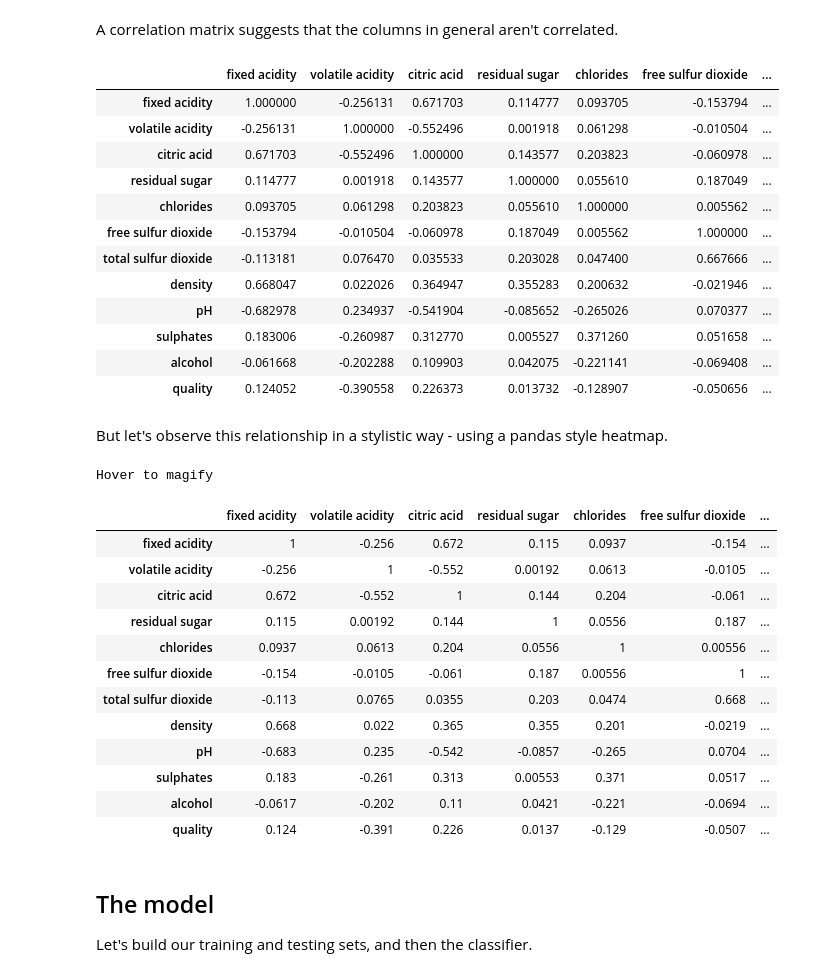
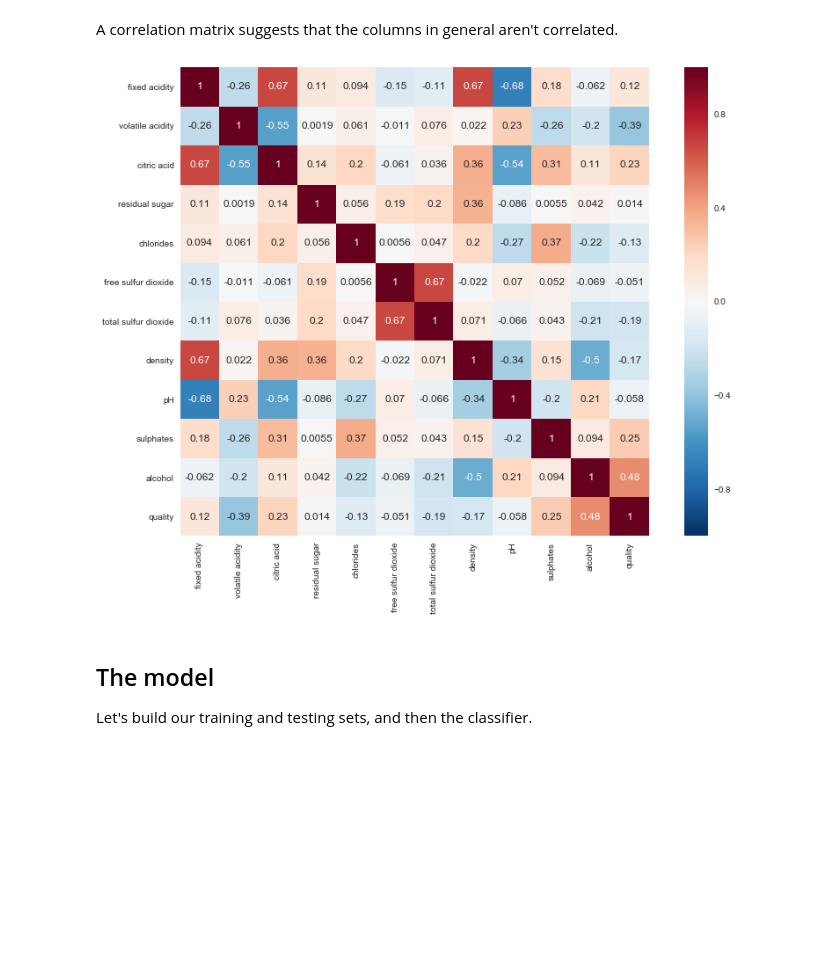
Before and after one commit to Mayank-Bhatia/Wine-Classifier, a Jupyter notebook: wine.ipynb, the cells around one changed output. Cells and saved outputs as stored; diff of their text form; code cells hidden in the pictures; blank space fills up the shorter version.

```diff
--- a/wine.ipynb
+++ b/wine.ipynb
@@ -53,64 +50,15 @@ dtypes: float64(11), int64(1)
 memory usage: 150.0 KB
 # %% [markdown]
 A correlation matrix suggests that the columns in general aren't correlated.
-# %%
-redwine.corr()
-# %% [output]
-|  | fixed acidity | volatile acidity | citric acid | residual sugar | chlorides | free sulfur dioxide | ... |
-| fixed acidity | 1.000000 | -0.256131 | 0.671703 | 0.114777 | 0.093705 | -0.153794 | ... |
-| volatile acidity | -0.256131 | 1.000000 | -0.552496 | 0.001918 | 0.061298 | -0.010504 | ... |
-| citric acid | 0.671703 | -0.552496 | 1.000000 | 0.143577 | 0.203823 | -0.060978 | ... |
-| residual sugar | 0.114777 | 0.001918 | 0.143577 | 1.000000 | 0.055610 | 0.187049 | ... |
-| chlorides | 0.093705 | 0.061298 | 0.203823 | 0.055610 | 1.000000 | 0.005562 | ... |
-| free sulfur dioxide | -0.153794 | -0.010504 | -0.060978 | 0.187049 | 0.005562 | 1.000000 | ... |
-| total sulfur dioxide | -0.113181 | 0.076470 | 0.035533 | 0.203028 | 0.047400 | 0.667666 | ... |
-| density | 0.668047 | 0.022026 | 0.364947 | 0.355283 | 0.200632 | -0.021946 | ... |
-| pH | -0.682978 | 0.234937 | -0.541904 | -0.085652 | -0.265026 | 0.070377 | ... |
-| sulphates | 0.183006 | -0.260987 | 0.312770 | 0.005527 | 0.371260 | 0.051658 | ... |
-| alcohol | -0.061668 | -0.202288 | 0.109903 | 0.042075 | -0.221141 | -0.069408 | ... |
-| quality | 0.124052 | -0.390558 | 0.226373 | 0.013732 | -0.128907 | -0.050656 | ... |
-# %% [markdown]
-But let's observe this relationship in a stylistic way - using a pandas style heatmap.
-# %%
-corr_rw = redwine.corr()
-
-cmap = sns.diverging_palette(5, 250, as_cmap=True) # generate a colormap object
-
-def magnify():
-    # design "hover to magnify" features for the heatmap
-    return [dict(selector="th",
-                 props=[("font-size", "8.5pt")]),
-            dict(selector="td",
-                 props=[('padding', "0em 0em"),
-                        ("text-align", "center")]),
-            dict(selector="th:hover",
-                 props=[("font-size", "12pt")]),
-            dict(selector="tr:hover td:hover",
-                 props=[('max-width', '200px'),
-                        ('font-size', '12pt')])
-            ]
-
-# generate heatmap
-corr_rw.style.background_gradient(cmap, axis=1)\
-    .set_properties(**{'max-width': '80px', 'font-size': '7pt'})\
-    .set_caption("Hover to magify")\
-    .set_precision(3)\
-    .set_table_styles(magnify())
-# %% [output]
-Hover to magify
-|  | fixed acidity | volatile acidity | citric acid | residual sugar | chlorides | free sulfur dioxide | ... |
-| fixed acidity | 1 | -0.256 | 0.672 | 0.115 | 0.0937 | -0.154 | ... |
-| volatile acidity | -0.256 | 1 | -0.552 | 0.00192 | 0.0613 | -0.0105 | ... |
-| citric acid | 0.672 | -0.552 | 1 | 0.144 | 0.204 | -0.061 | ... |
-| residual sugar | 0.115 | 0.00192 | 0.144 | 1 | 0.0556 | 0.187 | ... |
-| chlorides | 0.0937 | 0.0613 | 0.204 | 0.0556 | 1 | 0.00556 | ... |
-| free sulfur dioxide | -0.154 | -0.0105 | -0.061 | 0.187 | 0.00556 | 1 | ... |
-| total sulfur dioxide | -0.113 | 0.0765 | 0.0355 | 0.203 | 0.0474 | 0.668 | ... |
-| density | 0.668 | 0.022 | 0.365 | 0.355 | 0.201 | -0.0219 | ... |
-| pH | -0.683 | 0.235 | -0.542 | -0.0857 | -0.265 | 0.0704 | ... |
-| sulphates | 0.183 | -0.261 | 0.313 | 0.00553 | 0.371 | 0.0517 | ... |
-| alcohol | -0.0617 | -0.202 | 0.11 | 0.0421 | -0.221 | -0.0694 | ... |
-| quality | 0.124 | -0.391 | 0.226 | 0.0137 | -0.129 | -0.0507 | ... |
+# %%
+cmat = redwine.corr() # feature-wise correlation
+
+f, ax = plt.subplots(figsize=(12, 9))
+sns.heatmap(cmat, square=True, annot=True) # heatmap
+
+f.tight_layout()
+# %% [output]
+[figure, added]
 # %% [markdown]
 ## The model
 
```
Also changed, not shown: parts of 10 cells of this notebook.
